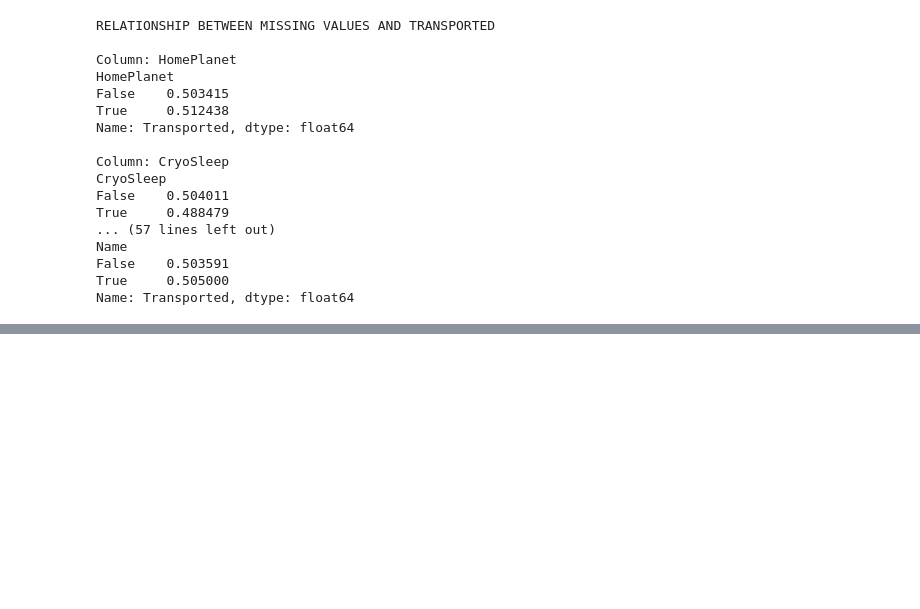
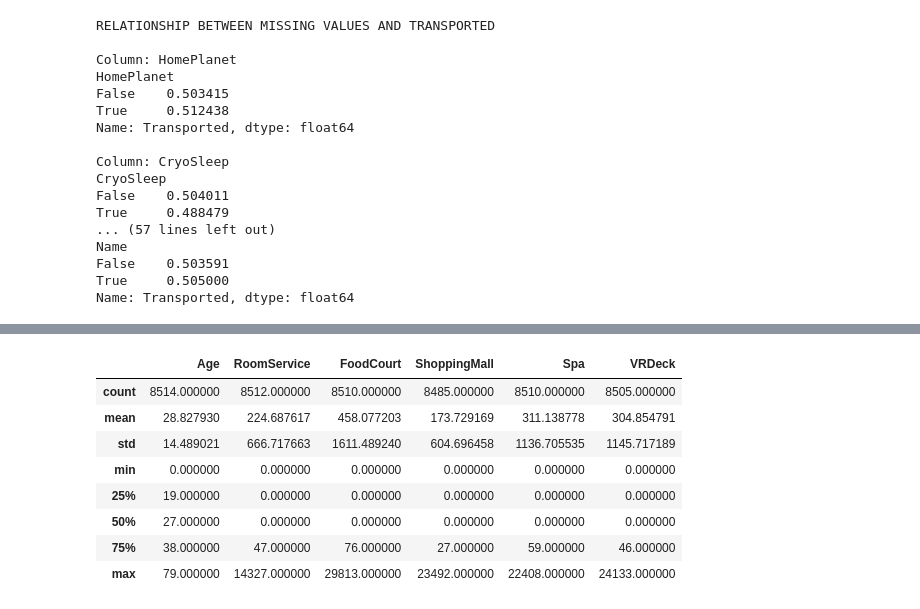
Before and after one commit to mcshoja/Spaceship-Titanic, a Jupyter notebook: spaceship_titanic.ipynb, the cells around one changed output, grey strips where cells are left out. Cells and saved outputs as stored; diff of their text form; code cells hidden in the pictures; blank space fills up the shorter version.

```diff
--- a/spaceship_titanic.ipynb
+++ b/spaceship_titanic.ipynb
@@ -250,3 +250,87 @@ Name
 False    0.503591
 True     0.505000
 Name: Transported, dtype: float64
+# %%
+# 8. EXPLORATORY DATA ANALYSIS (EDA)
+
+# Check the target variable distribution
+# This shows the wheater the classes are balanced or imbalanced
+print("TARGET VARIABLE DISTRIBUTION")
+display(train_df["Transported"].value_counts())
+
+print("TARGET VARIABLE DISTRIBUTION (%)")
+display(train_df["Transported"].value_counts(normalize=True) * 100)
+
+# Check transport rate by HomePlanet
+print("TRANSPORT RATE BY HOMEPLANET")
+display(
+    train_df.groupby("HomePlanet")["Transported"]
+    .agg(["count", "mean"])
+    .sort_values(by="mean", ascending=False)
+)
+
+# Check transport rate by Destination
+print("TRANSPORT RATE BY DESTINATION")
+display(
+    train_df.groupby("Destination")["Transported"]
+    .agg(["count", "mean"])
+    .sort_values(by="mean", ascending=False)
+)
+
+# Check transport rate by VIP status
+print("TRANSPORT RATE BY VIP STATUS")
+display(
+    train_df.groupby("VIP")["Transported"]
+    .agg(["count", "mean"])
+    .sort_values(by="mean", ascending=False)
+)
+
+# Summary statistics for numerical columns
+num_cols = ["Age", "RoomService", "FoodCourt", "ShoppingMall", "Spa", "VRDeck"]
+
+print("NUMERICAL FEATRUE SUMMARY")
+display(train_df[num_cols].describe())
+
+# Compare average numerical values by Transported outcome
+print("NUMERICAL FEATURES BY TRANSPORTED")
+display(
+    train_df.groupby("Transported")[num_cols]
+    .mean()
+)
+
+# Create total spending column for exploration
+spending_cols = ["RoomService", "FoodCourt", "ShoppingMall", "Spa", "VRDeck"]
+train_df["TotalSpend"] = train_df[spending_cols].sum(axis=1)
+
+print("TOTAL SPENDING SUMMARY")
+display(train_df["TotalSpend"].describe())
+
+# Compare total spending by Transported outcome
+print("TOTAL SPENDING BY TRANSPORTED")
+display(
+    train_df.groupby("Transported")["TotalSpend"]
+    .agg(["count", "mean", "median", "max"])
+)
+
+# Check whether spending nothing relates to Transported
+train_df["NoSpend"] = train_df["TotalSpend"] == 0
+
+print("TRANSPORT RATE BY SPENDING STATUS")
+display(
+    train_df.groupby("NoSpend")["Transported"]
+    .agg(["count", "mean"])
+    .sort_values(by="mean", ascending=False)
+)
+
+# Inspect Cabin format before feature engineering
+print("CABIN SAMPLE VALUES")
+display(train_df["Cabin"].head(10))
+
+# Check the most common cabin values
+print("MOST COMMON CABIN VALUES")
+display(train_df["Cabin"].value_counts().head(10))
+
+# Basic histogram for numerical columns
+# These help show the shape of numerical variables and possible outliers
+train_df[num_cols + ["TotalSpend"]].hist(figsize=(14, 10), bins=30)
+# %% [output]
@@ -252,0 +365,9 @@ Name: Transported, dtype: float64
+|  | Age | RoomService | FoodCourt | ShoppingMall | Spa | VRDeck |
+| count | 8514.000000 | 8512.000000 | 8510.000000 | 8485.000000 | 8510.000000 | 8505.000000 |
+| mean | 28.827930 | 224.687617 | 458.077203 | 173.729169 | 311.138778 | 304.854791 |
+| std | 14.489021 | 666.717663 | 1611.489240 | 604.696458 | 1136.705535 | 1145.717189 |
+| min | 0.000000 | 0.000000 | 0.000000 | 0.000000 | 0.000000 | 0.000000 |
+| 25% | 19.000000 | 0.000000 | 0.000000 | 0.000000 | 0.000000 | 0.000000 |
+| 50% | 27.000000 | 0.000000 | 0.000000 | 0.000000 | 0.000000 | 0.000000 |
+| 75% | 38.000000 | 47.000000 | 76.000000 | 27.000000 | 59.000000 | 46.000000 |
+| max | 79.000000 | 14327.000000 | 29813.000000 | 23492.000000 | 22408.000000 | 24133.000000 |
```
Also changed, not shown: parts of 1 cell of this notebook.
